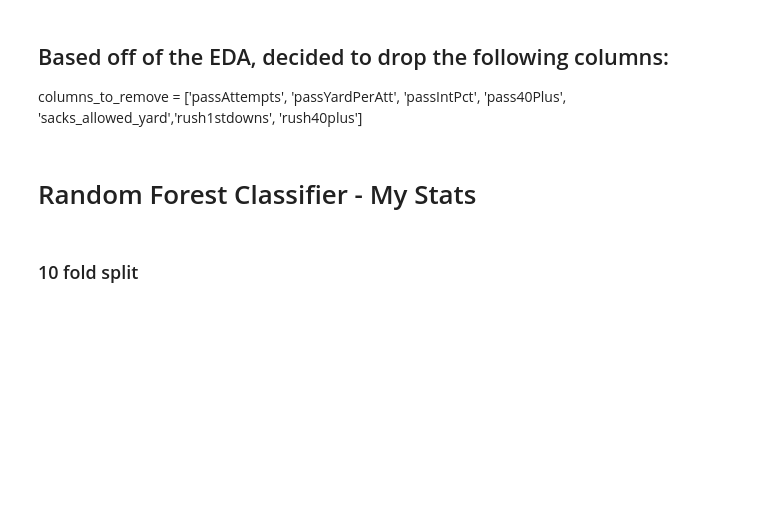
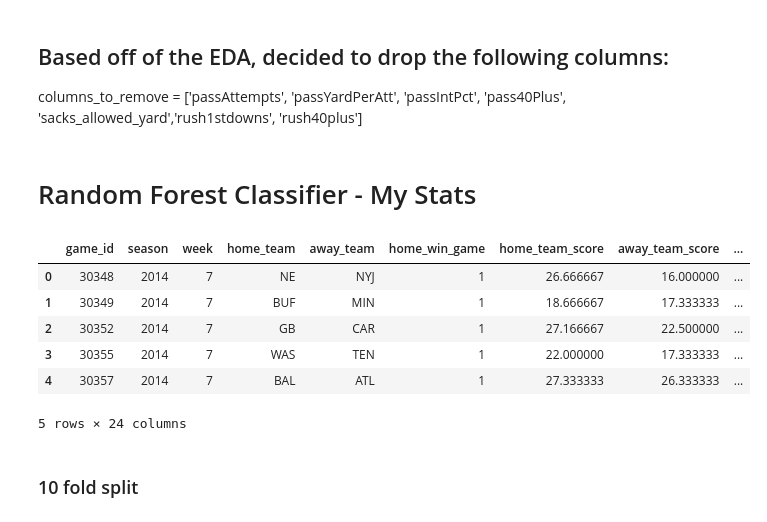
Before and after one commit to tylerjwoods/nfl_game_predictor, a Jupyter notebook: nfl_notebook.ipynb, the cells around one changed output. Saved outputs shown, nothing was run; the diff lists cells and outputs as text; code cells hidden in the pictures; blank space fills up the shorter version.

```diff
--- a/nfl_notebook.ipynb
+++ b/nfl_notebook.ipynb
@@ -75,7 +78,7 @@ from sklearn.model_selection import train_test_split
 from sklearn.metrics import recall_score, precision_score, accuracy_score
 from sklearn.model_selection import KFold
 # %%
-df = pd.read_csv('data/aggregated_2014_to_2019.csv')
+df = pd.read_csv('data/merged_games.csv')
 df = df.sort_values(by=['season','week','game_id']).reset_index(drop=True)
 df = remove_corr_stats(df)
 my_df = my_pred_stats(df)
@@ -84,3 +85,13 @@ my_df = my_pred_stats(df)
+# %%
+my_df.head()
+# %% [output]
+|  | game_id | season | week | home_team | away_team | home_win_game | home_team_score | away_team_score | ... |
+| 0 | 30348 | 2014 | 7 | NE | NYJ | 1 | 26.666667 | 16.000000 | ... |
+| 1 | 30349 | 2014 | 7 | BUF | MIN | 1 | 18.666667 | 17.333333 | ... |
+| 2 | 30352 | 2014 | 7 | GB | CAR | 1 | 27.166667 | 22.500000 | ... |
+| 3 | 30355 | 2014 | 7 | WAS | TEN | 1 | 22.000000 | 17.333333 | ... |
+| 4 | 30357 | 2014 | 7 | BAL | ATL | 1 | 27.333333 | 26.333333 | ... |
+5 rows × 24 columns
 # %%
 my_df = my_df.sort_values(by=['season','week','game_id']).reset_index(drop=True)
 df_train, df_test = split_df(my_df, 0.3)
```
Also changed, not shown: parts of 21 cells of this notebook, 9 other files.
